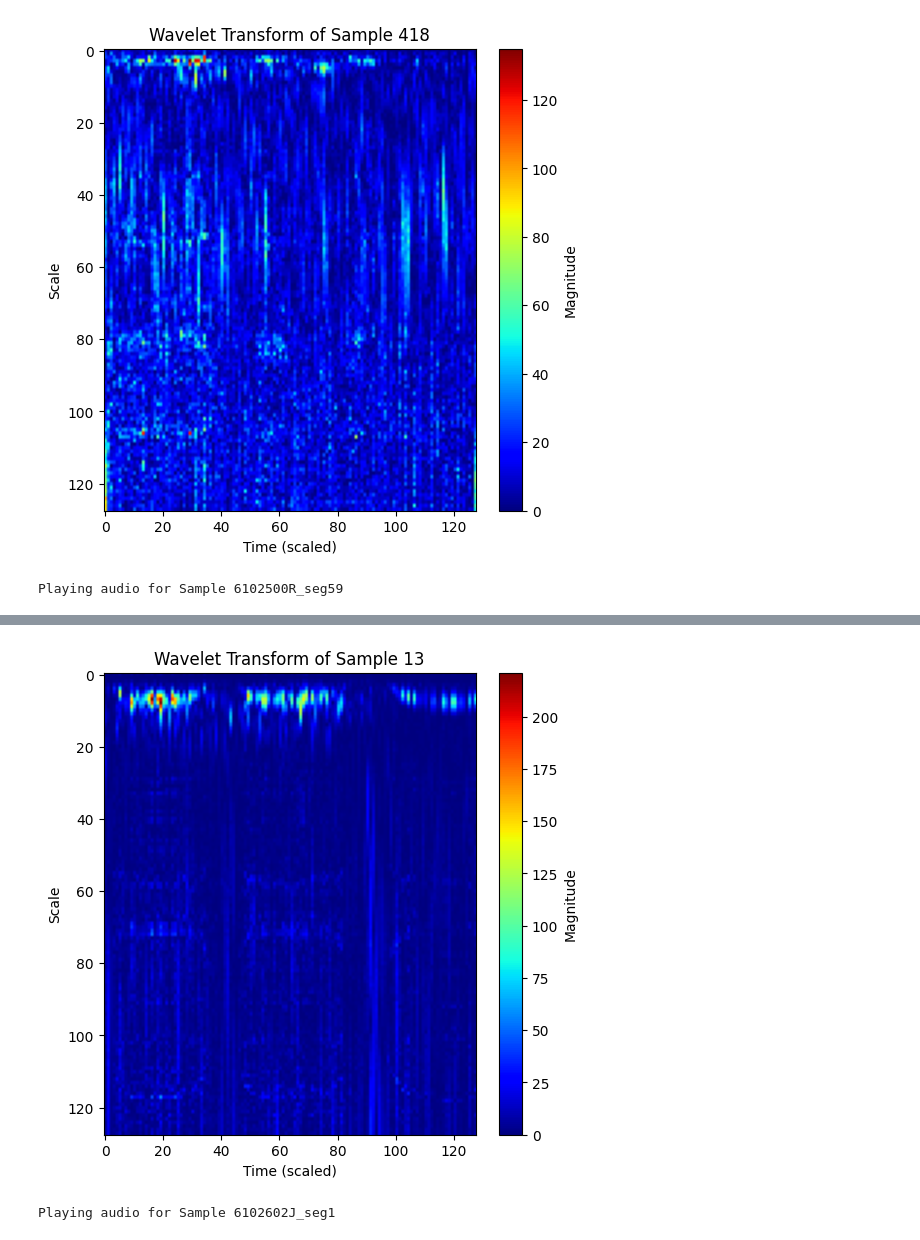
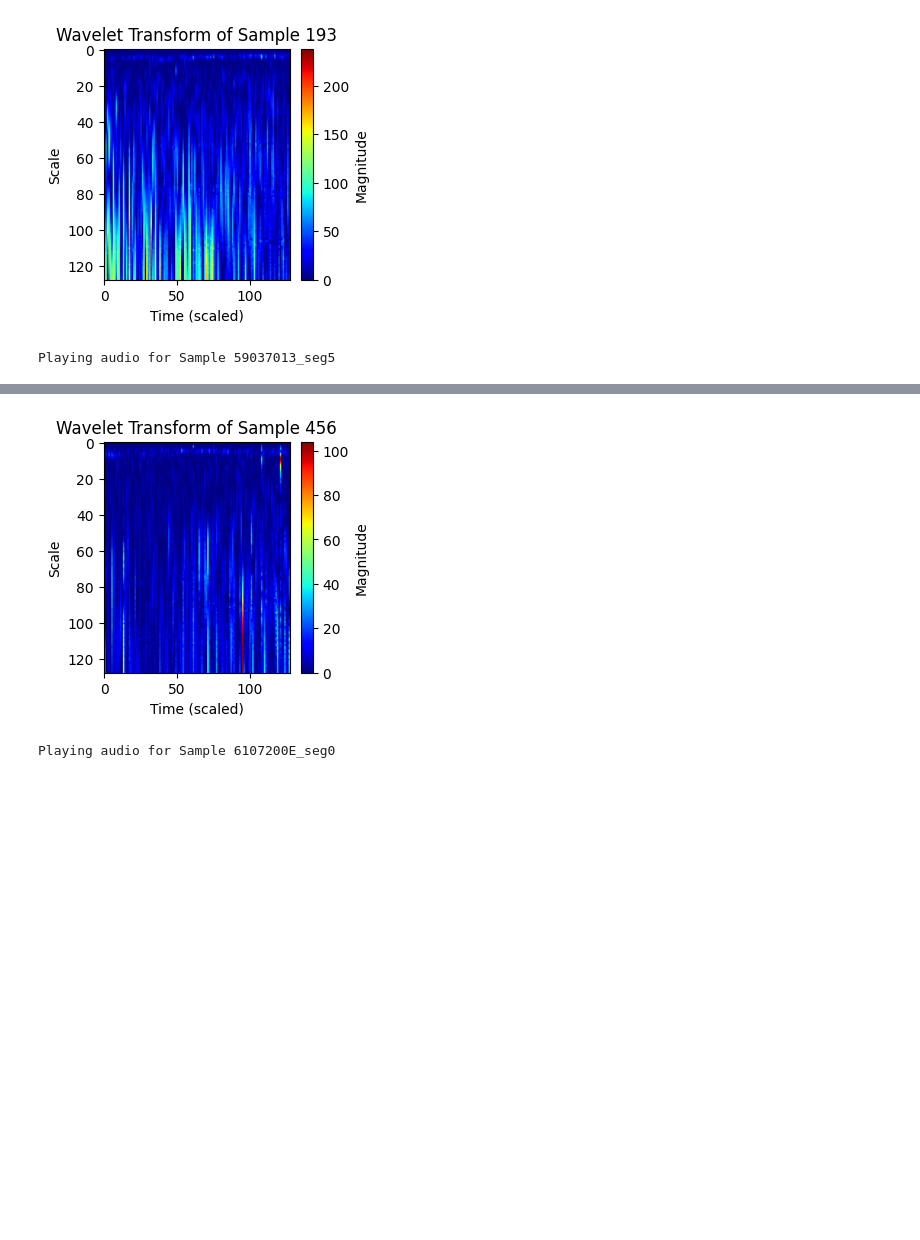
Before and after one commit to Chico1378/Marine-Mammal-Target-Classification, a Jupyter notebook: 02_Features/F_wavelet_eg.ipynb, the cells around one changed output, grey strips where cells are left out. Drawn from its saved outputs; the diff is of its cells as text; code cells hidden in the pictures; blank space fills up the shorter version.

```diff
--- a/02_Features/F_wavelet_eg.ipynb
+++ b/02_Features/F_wavelet_eg.ipynb
@@ -54,7 +54,7 @@ for file_path in file_paths:
     cwt_resized = cv2.resize(cwt_image, target_size, interpolation=cv2.INTER_CUBIC)
 
     # 绘制调整后的小波变换图
-    plt.figure(figsize=(6, 6))
+    plt.figure(figsize=(3, 3))
     plt.imshow(cwt_resized, aspect='auto', cmap='jet')
     plt.colorbar(label='Magnitude')
     plt.title(f"Wavelet Transform (Resized for CNN) - {os.path.basename(file_path)}")
@@ -85,7 +85,7 @@ X_train = np.load(r"D:\Dataset\Temp_Results\Train_Test\X_train.npy")
 ids_train = np.load(r"D:\Dataset\Temp_Results\Train_Test\ids_train.npy")
 
 # 选取3个随机样本
-random_indices = random.sample(range(X_train.shape[0]), 3)
+random_indices = random.sample(range(X_train.shape[0]), 10)
 selected_signals = X_train[random_indices, :]
 selected_ids = ids_train[random_indices]
 
@@ -97,37 +97,37 @@ sampling_rate = 60600  # 假设的采样率，可根据数据调整
 # 遍历所选样本并绘制小波变换图
 for i, signal in enumerate(selected_signals):
     # 归一化到 [-1, 1]
     signal = signal.astype(np.float32)
     signal = signal / np.max(np.abs(signal))
 
     # 计算小波变换
     coefficients, frequencies = pywt.cwt(signal, scales, wavelet, 1.0 / sampling_rate)
 
     # 取绝对值并归一化到 [0, 255]
     cwt_image = np.abs(coefficients)
     cwt_image = (cwt_image - np.min(cwt_image)) / (np.max(cwt_image) - np.min(cwt_image))  # 归一化到 [0, 1]
     cwt_image = (cwt_image * 255).astype(np.uint8)  # 转换为 uint8 格式
 
 
     # 调整小波变换图像的尺寸（128×128）
     cwt_resized = cv2.resize(cwt_image, (128, 128), interpolation=cv2.INTER_CUBIC)
 
     # 绘图
-    plt.figure(figsize=(6, 6))
+    plt.figure(figsize=(3, 3))
     plt.imshow(cwt_resized, aspect='auto', cmap='jet')
     plt.colorbar(label='Magnitude')
     plt.ylabel("Scale")
     plt.xlabel("Time (scaled)")
     plt.title(f"Wavelet Transform of Sample {random_indices[i]}")
     plt.show()
 
     # 播放音频
     print(f"Playing audio for Sample {selected_ids[i]}")
     display(Audio(signal, rate=sampling_rate))  # 采样率可根据数据调整
 # %% [output]
-[figure, old version]
+[figure, new version]
-Playing audio for Sample 6102500R_seg59
+Playing audio for Sample 59037013_seg5
 [interactive output not drawn]
-[figure, old version]
+[figure, new version]
-Playing audio for Sample 6102602J_seg1
+Playing audio for Sample 6107200E_seg0
 [interactive output not drawn]
```
Also changed, not shown: parts of 1 cell of this notebook, 4 other files.
